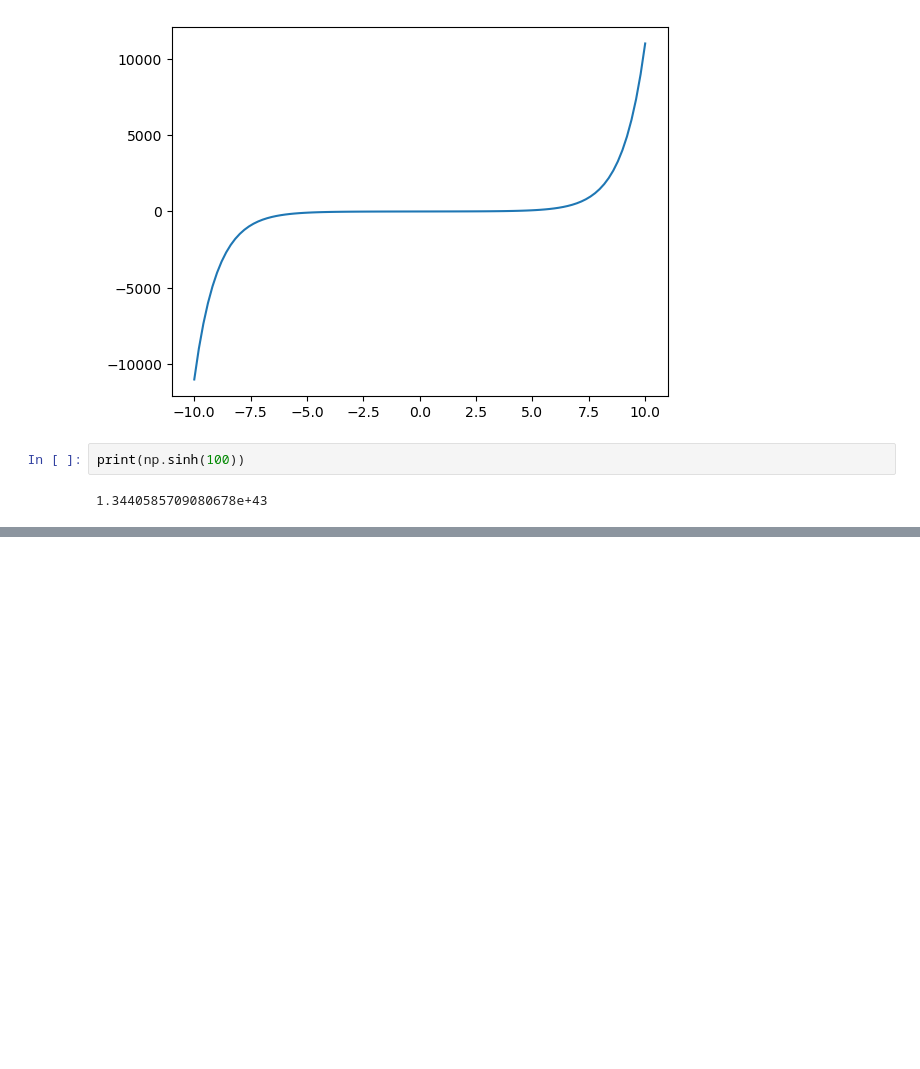
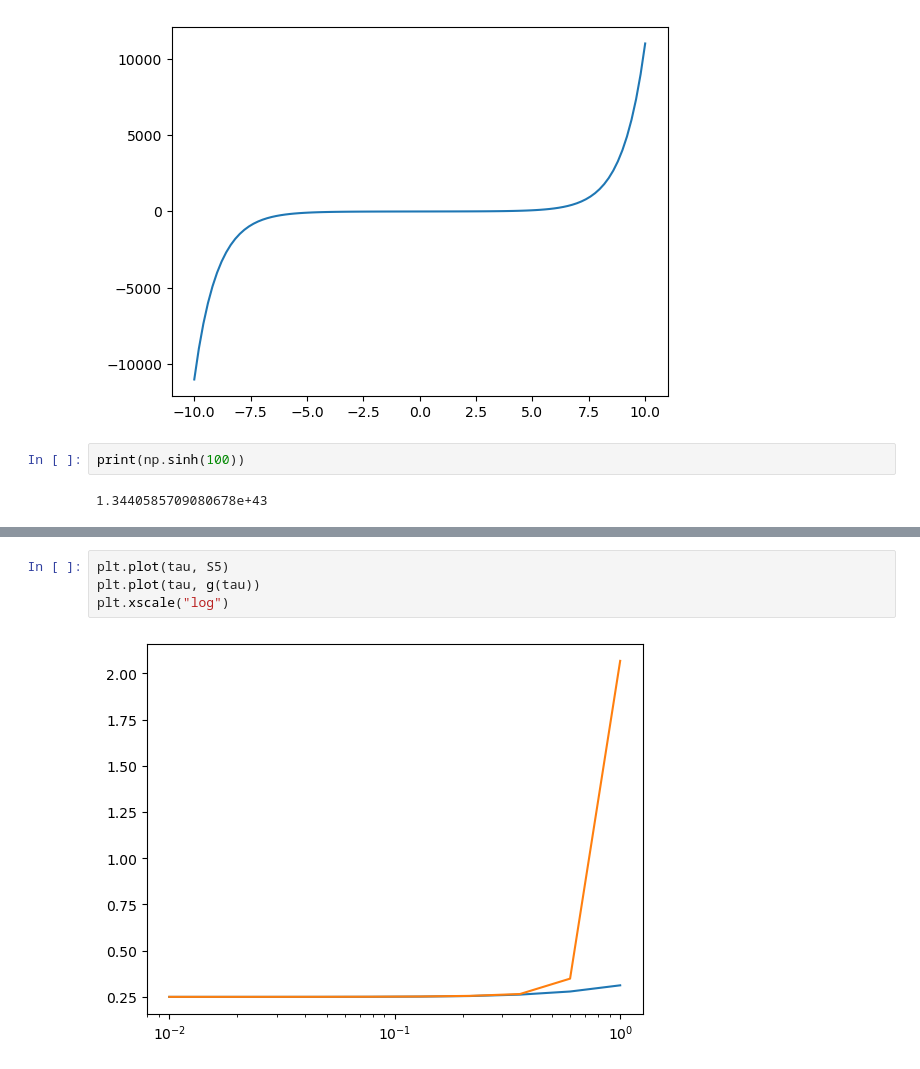
Before and after one commit to larstors/Internship, a Jupyter notebook: numerics/testing.ipynb, the cells around one changed output, grey strips where cells are left out. Drawn from its saved outputs; the diff is of its cells as text; blank space fills up the shorter version.

```diff
--- a/numerics/testing.ipynb
+++ b/numerics/testing.ipynb
@@ -86,0 +119,6 @@ print(np.sinh(100))
+# %%
+plt.plot(tau, S5)
+plt.plot(tau, g(tau))
+plt.xscale("log")
+# %% [output]
+[figure, added]
```
Also changed, not shown: parts of 3 cells of this notebook, 4 other files.
